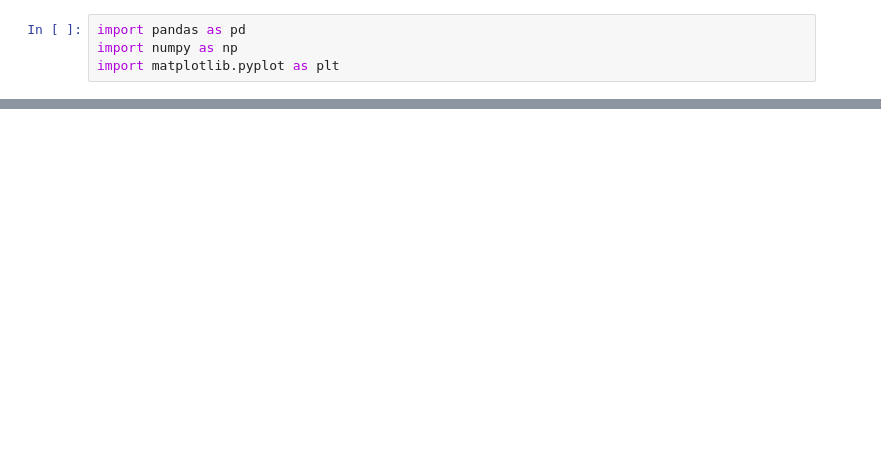
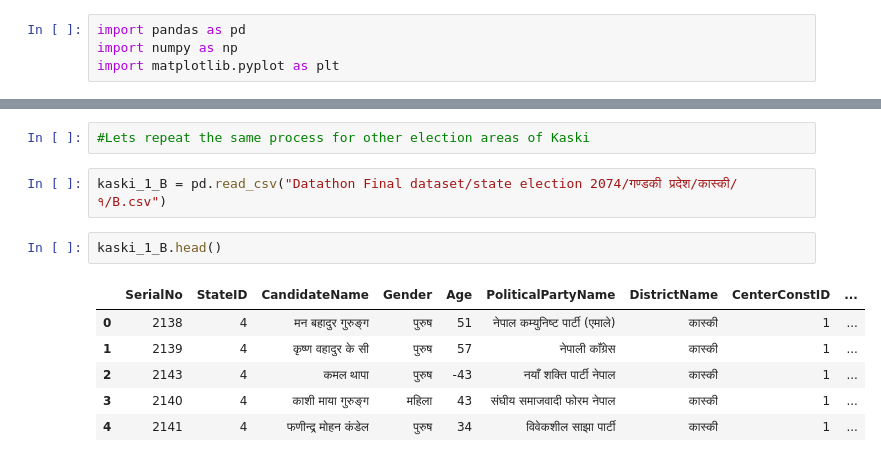
Before and after one commit to rasmibhattarai72/Datathon_ices, a Jupyter notebook: Datathon/Untitled1.ipynb, the cells around one changed output, grey strips where cells are left out. Cells and saved outputs as stored; diff of their text form; blank space fills up the shorter version.

```diff
--- a/Datathon/Untitled1.ipynb
+++ b/Datathon/Untitled1.ipynb
@@ -15,0 +100,13 @@ state_kaski.head()
+# %%
+#Lets repeat the same process for other election areas of Kaski
+# %%
+kaski_1_B = pd.read_csv("Datathon Final dataset/state election 2074/गण्डकी प्रदेश/कास्की/१/B.csv")
+# %%
+kaski_1_B.head()
+# %% [output]
+|  | SerialNo | StateID | CandidateName | Gender | Age | PoliticalPartyName | DistrictName | CenterConstID | ... |
+| 0 | 2138 | 4 | मन बहादुर गुरुङ्ग | पुरुष | 51 | नेपाल कम्युनिष्ट पार्टी (एमाले) | कास्की | 1 | ... |
+| 1 | 2139 | 4 | कृष्ण वहादुर के सी | पुरुष | 57 | नेपाली काँग्रेस | कास्की | 1 | ... |
+| 2 | 2143 | 4 | कमल थापा | पुरुष | -43 | नयाँ शक्ति पार्टी नेपाल | कास्की | 1 | ... |
+| 3 | 2140 | 4 | काशी माया गुरुङ्ग | महिला | 43 | संघीय समाजवादी फोरम नेपाल | कास्की | 1 | ... |
+| 4 | 2141 | 4 | फणीन्द्र मोहन कंडेल | पुरुष | 34 | विवेकशील साझा पार्टी | कास्की | 1 | ... |
```
Also changed, not shown: parts of 37 cells of this notebook, 3 other files.
